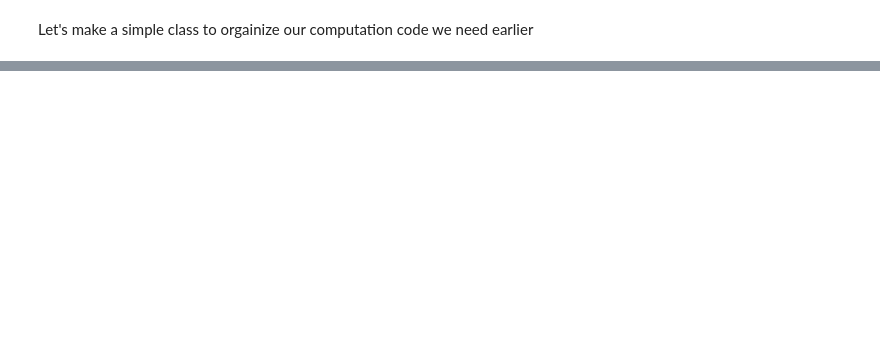
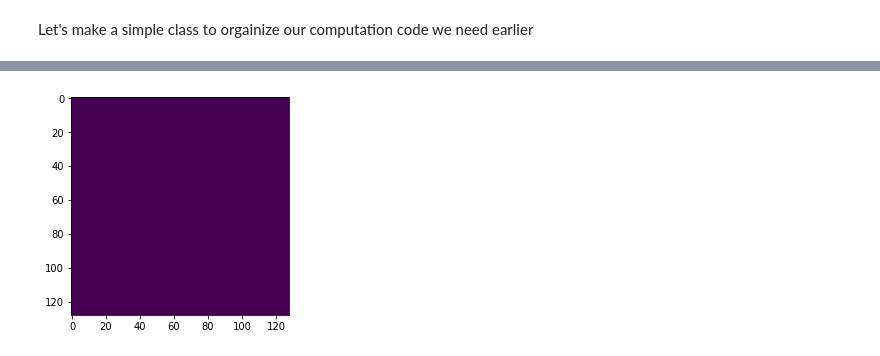
Before and after one commit to michaelmendoza/learning-tensorflow, a Jupyter notebook: notebooks/Python Basics.ipynb, the cells around one changed output, grey strips where cells are left out. Drawn from its saved outputs; the diff is of its cells as text; code cells hidden in the pictures; blank space fills up the shorter version.

```diff
--- a/notebooks/Python Basics.ipynb
+++ b/notebooks/Python Basics.ipynb
@@ -173,0 +235,8 @@ class Compute:
+# %%
+M = 128; N = 128
+x = np.zeros((M, N))
+
+plt.imshow(x)
+plt.show()
+# %% [output]
+[figure, added]
```
Also changed, not shown: parts of 19 cells of this notebook.
